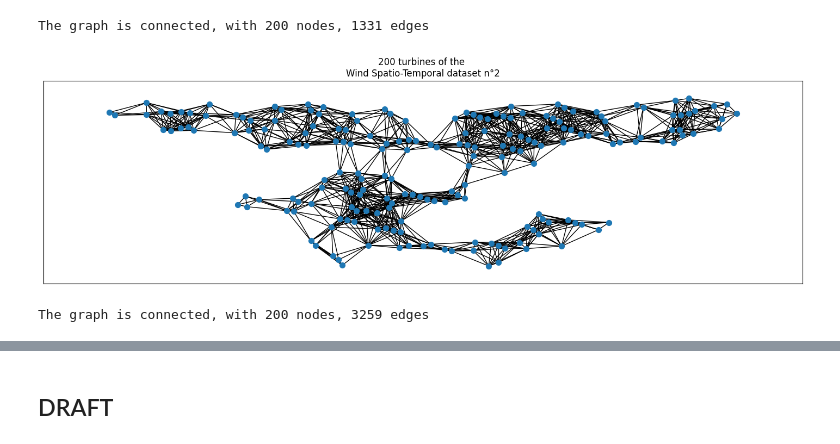
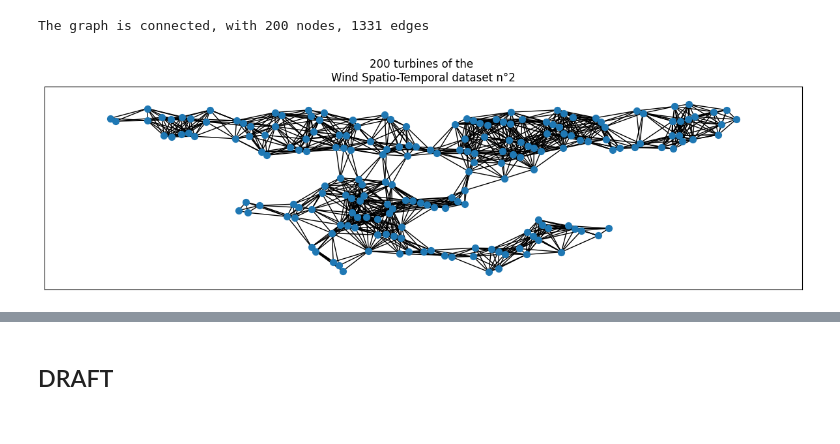
Before and after one commit to evenmatencio/graph-signals-change-point-detection, a Jupyter notebook: cpd_playground.ipynb, the cells around one changed output, grey strips where cells are left out. Cells and saved outputs as stored; diff of their text form; code cells hidden in the pictures.

```diff
--- a/cpd_playground.ipynb
+++ b/cpd_playground.ipynb
@@ -627,17 +665,9 @@ print(f"The graph is {'not ' if not nx.is_connected(G) else ''}connected, with {
 # %% [output]
 The graph is connected, with 200 nodes, 1331 edges
 # %%
-length = 18
+length = 15
 fig, ax = plt.subplots(1, 1, figsize=(length, length/rendering_ratio))
 ax.set_title('200 turbines of the \nWind Spatio-Temporal dataset n°2')
 nx.draw_networkx(G, with_labels=False,  ax=ax, node_size=50, width=1, pos=coord_dict_formatted)
 # %% [output]
-[figure, old version]
+[figure, new version]
-# %%
-sigma = np.median(dist_mat_condensed)  # median heuristic
-EXP_THRESHOLD = 0.8
-adjacency_matrix_gaussian = squareform(get_exponential_similarity(dist_mat_condensed, sigma, EXP_THRESHOLD))
-G_exp = nx.Graph(adjacency_matrix_gaussian)
-print(f"The graph is {'not ' if not nx.is_connected(G_exp) else ''}connected, with {G_exp.order()} nodes, {G_exp.size()} edges")
-# %% [output]
-The graph is connected, with 200 nodes, 3259 edges
```
Also changed, not shown: parts of 16 cells of this notebook.
